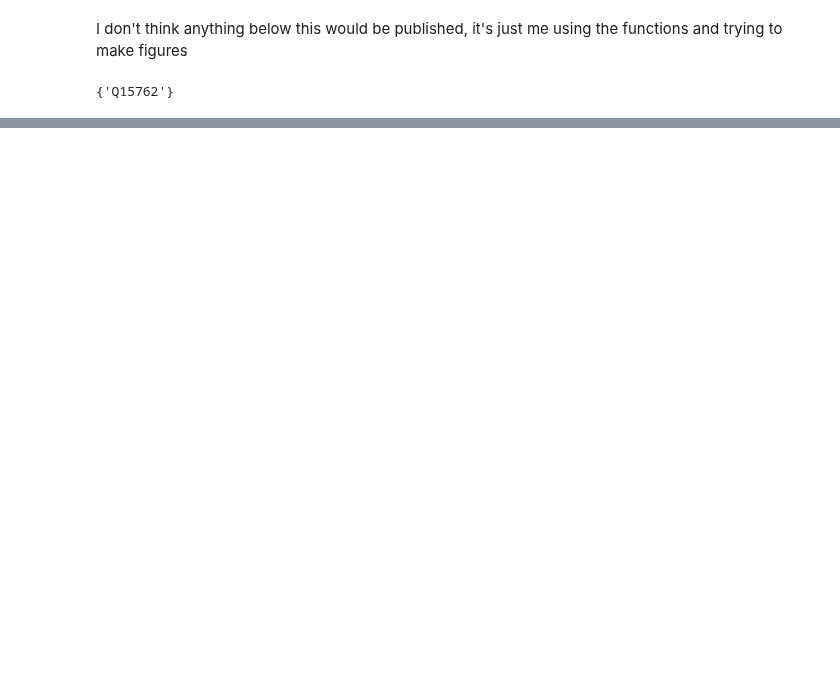
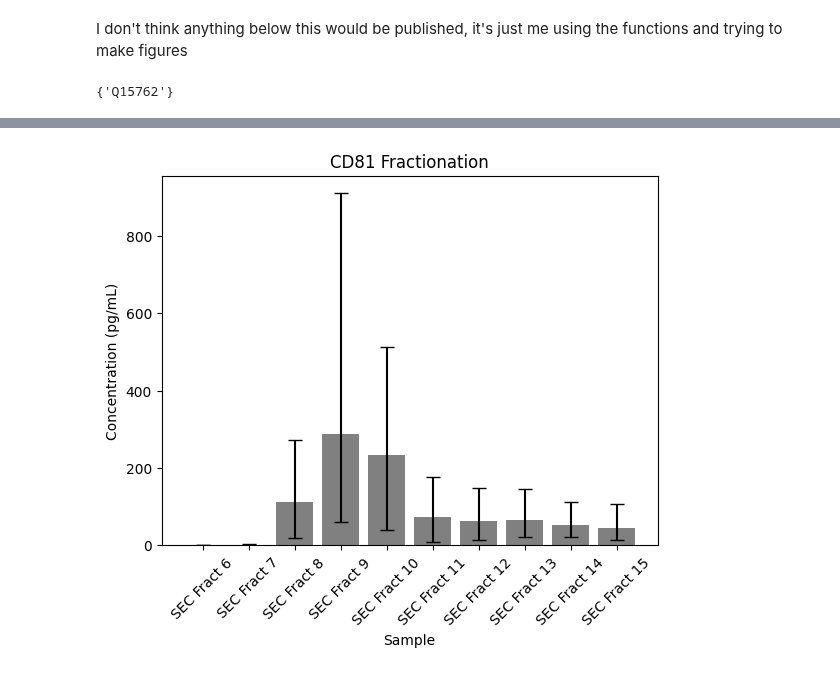
Before and after one commit to Walt-Lab/bdev_mass_spec, a Jupyter notebook: olink_analysis_final.ipynb, the cells around one changed output, grey strips where cells are left out. Cells and saved outputs as stored; diff of their text form; code cells hidden in the pictures; blank space fills up the shorter version.

```diff
--- a/olink_analysis_final.ipynb
+++ b/olink_analysis_final.ipynb
@@ -1082,10 +1089,12 @@ cd81 = pd.read_excel("C:\\Users\\Wyss User\\Documents\\EVs\\OLINK\\cd81 simoa.xl
 # %%
 plt.bar(cd81['Sample'], cd81['Median'], yerr=[cd81['Min'], cd81['Max']], capsize=5, color='gray')
 plt.xlabel('Sample')
-plt.ylabel('NPX')
+plt.ylabel('Concentration (pg/mL)')
 plt.title('CD81 Fractionation')
 plt.xticks(rotation=45)
 plt.show()
+# %% [output]
+[figure, added]
 # %%
 sample_list = ["CSF1", "CSF2", "CSF3", "CSF4", "CSF5", "CSF6", "CSF7", "CSF8"]
 def graph_samples(uniprot_id):
```
Also changed, not shown: parts of 33 cells of this notebook.
